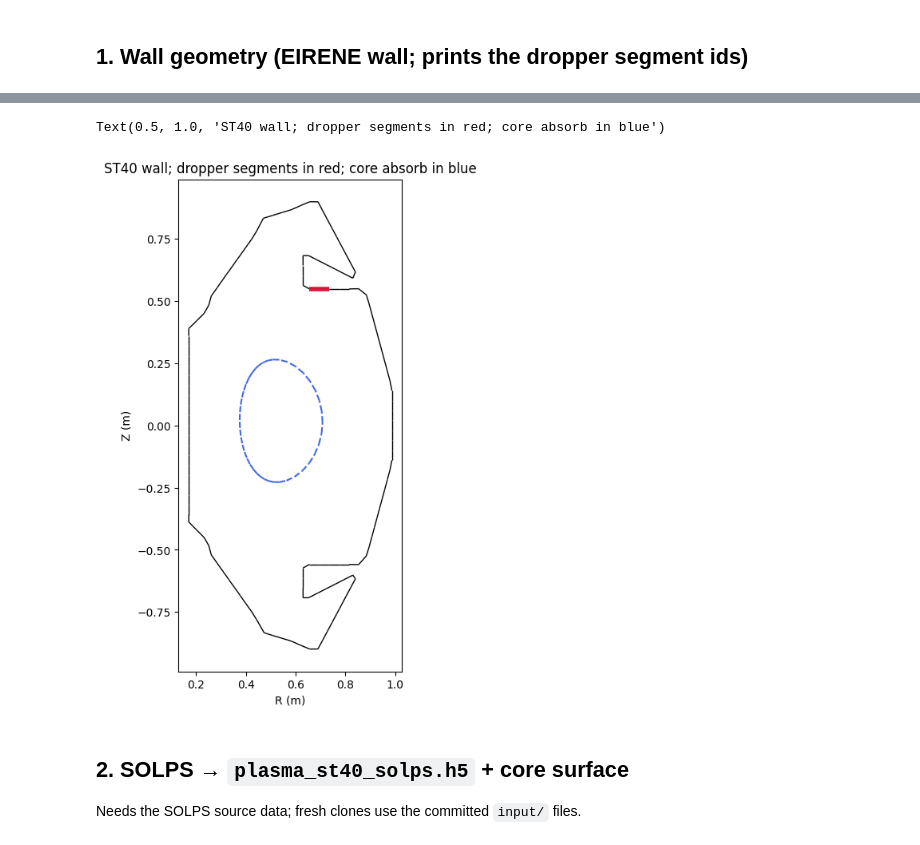
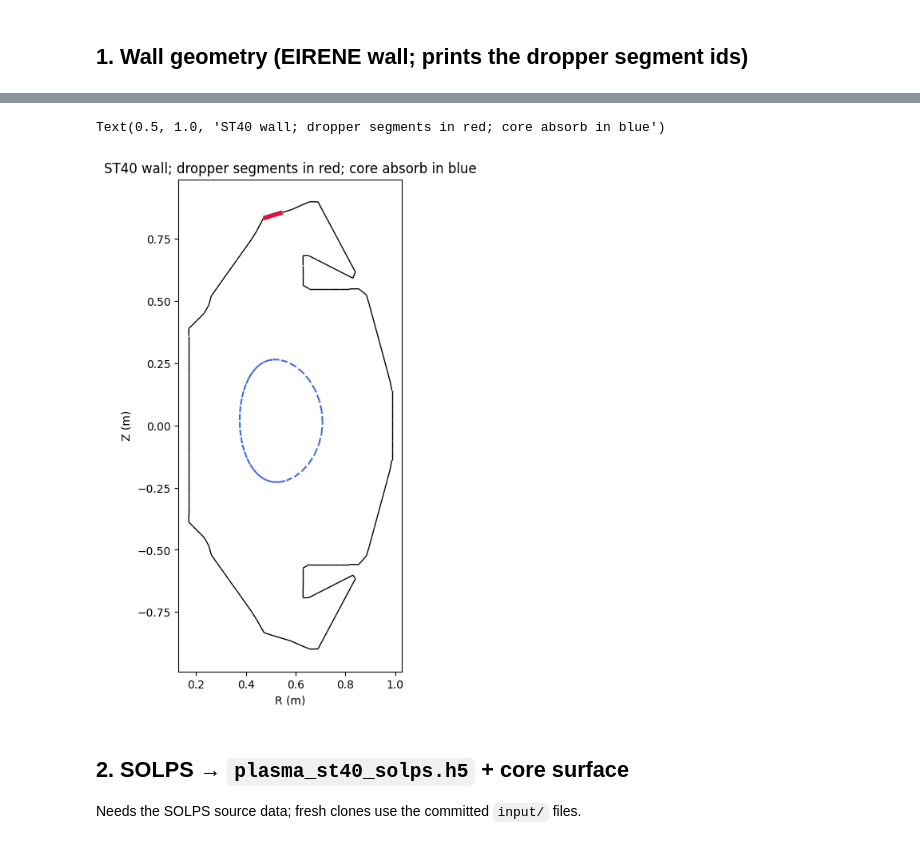
Before and after one commit to ORNL-Fusion/OpenEdge, a Jupyter notebook: examples/test_st40_li_dropper/case.ipynb, the cells around one changed output, grey strips where cells are left out. Drawn from its saved outputs; the diff is of its cells as text; code cells hidden in the pictures.

```diff
--- a/examples/test_st40_li_dropper/case.ipynb
+++ b/examples/test_st40_li_dropper/case.ipynb
@@ -125,35 +125,35 @@ wrote /Users/42d/OpenEdge/examples/test_st40_li_dropper/input/st40_wall_axi.surf
 # %%
 from matplotlib import pyplot as plt
 from matplotlib.collections import LineCollection
 
 %matplotlib inline
 
 def read_surf(path):
     pts, lines, section = {}, [], None
     for s in Path(path).read_text().splitlines():
         s = s.strip()
         if s.lower() in ("points", "lines"): section = s.lower(); continue
         if section is None or not s or not s[0].isdigit(): continue
         p = s.split()
         if section == "points": pts[int(p[0])] = (float(p[2]), float(p[1]))  # (R, Z)
         elif len(p) == 3: lines.append(tuple(map(int, p)))
     return pts, lines
 
 pts0, lines0 = read_surf(INP/"st40_wall_axi.surf")
 ptsc, linesc = read_surf(INP/"st40_core.surf")
 
 fig, ax = plt.subplots(figsize=(6, 8))
 ax.add_collection(LineCollection([[pts0[a], pts0[b]] for _, a, b in lines0], colors="k", lw=1))
-ax.add_collection(LineCollection([[pts0[a], pts0[b]] for i, a, b in lines0 if i in (40, 41)],
+ax.add_collection(LineCollection([[pts0[a], pts0[b]] for i, a, b in lines0 if i in (15, 16)],
                                  colors="crimson", lw=4))
 ax.add_collection(LineCollection([[ptsc[a], ptsc[b]] for _, a, b in linesc],
                                  colors="royalblue", lw=1.5, linestyle="--"))
 ax.autoscale(); ax.set_aspect("equal")
 ax.set_xlabel("R (m)"); ax.set_ylabel("Z (m)")
 ax.set_title("ST40 wall; dropper segments in red; core absorb in blue")
 # %% [output]
 Text(0.5, 1.0, 'ST40 wall; dropper segments in red; core absorb in blue')
-[figure, old version]
+[figure, new version]
 # %% [markdown]
 ## 2. SOLPS → `plasma_st40_solps.h5` + core surface
 
```
Also changed, not shown: parts of 6 cells of this notebook, 4 other files.
